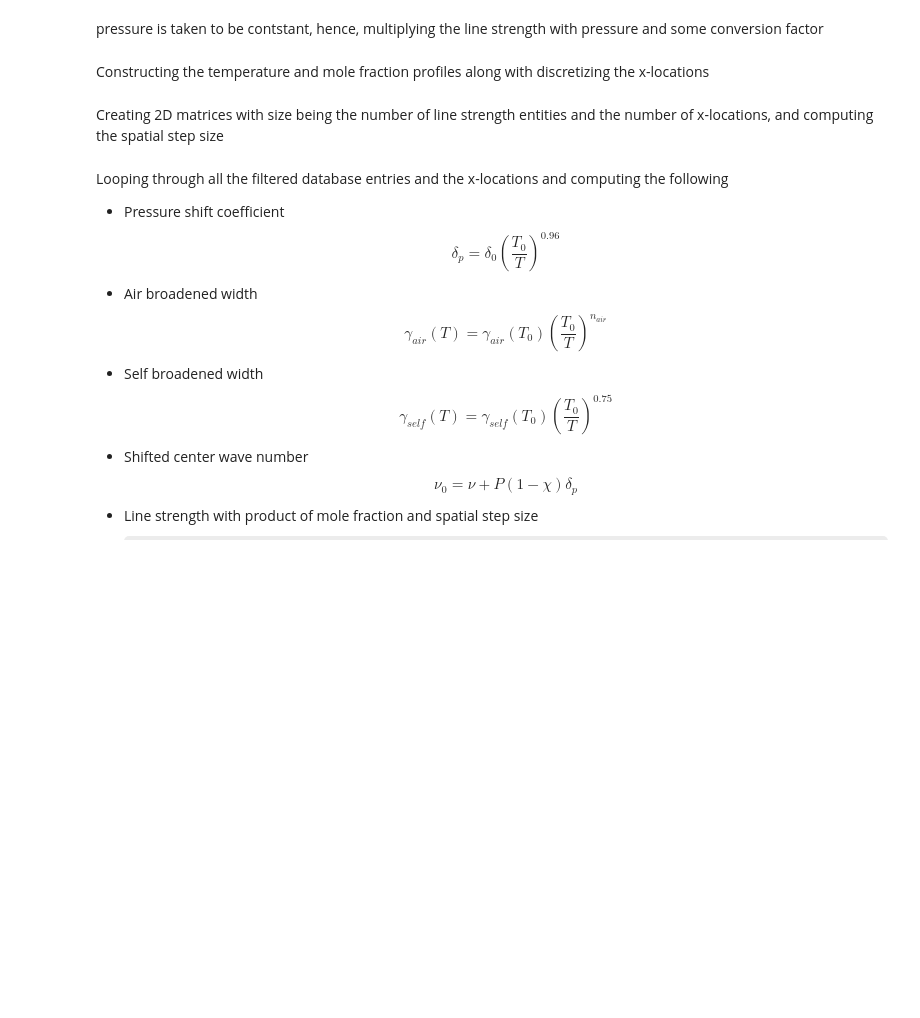
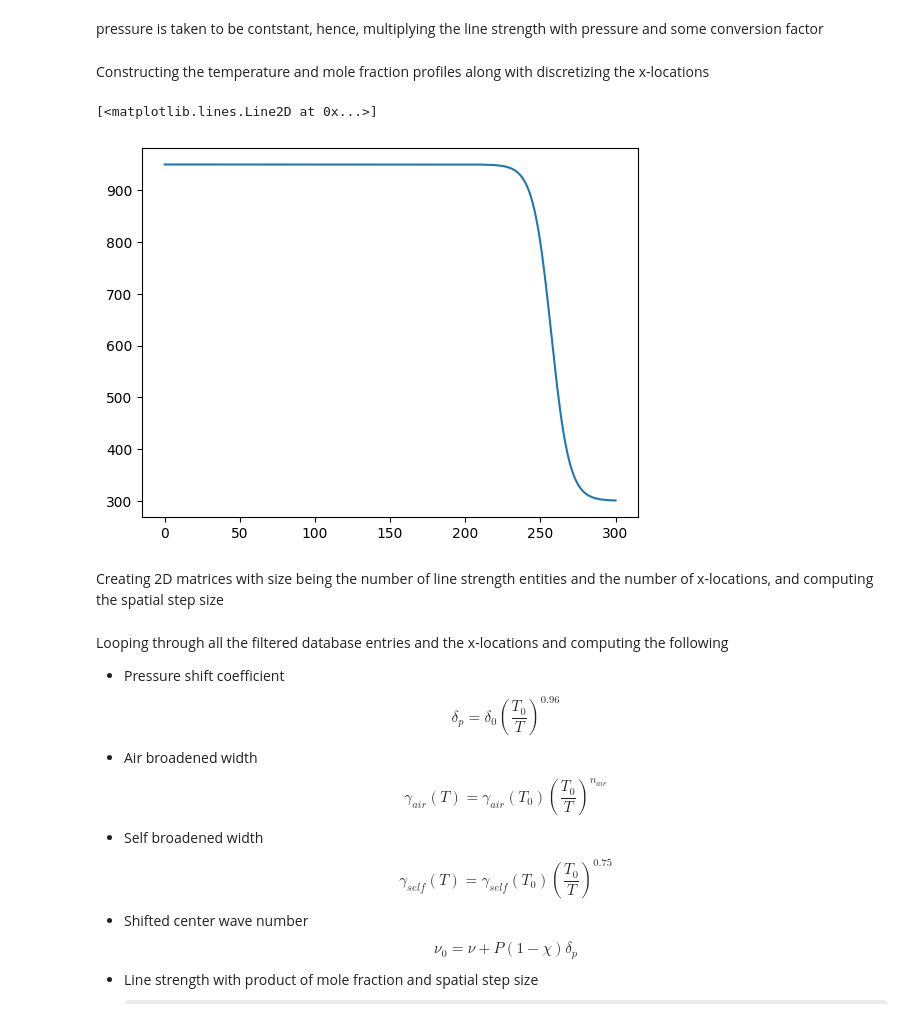
Before and after one commit to CaffineAddic/Flame_dianostics-temperature_profile_estimation_using_ML, a Jupyter notebook: Spectra_gen/TDLAS.ipynb, the cells around one changed output. Cells and saved outputs as stored; diff of their text form; code cells hidden in the pictures; some formulas as TeX source; blank space fills up the shorter version.

```diff
--- a/Spectra_gen/TDLAS.ipynb
+++ b/Spectra_gen/TDLAS.ipynb
@@ -394,6 +394,11 @@ Tnon = A2+(A1-A2)/(1+np.exp((X-X0)/A3))
 
 # non uniform mole fraction field
 xnon = B2+(B1-B2)/(1+np.exp((X-X0)/A3))
+# %%
+plt.plot(Tnon)
+# %% [output]
+[<matplotlib.lines.Line2D at 0x...>]
+[figure, added]
 # %% [markdown]
 Creating 2D matrices with size being the number of line strength entities and the number of x-locations,
 and computing the spatial step size
```
Also changed, not shown: parts of 1 cell of this notebook, 8 other files.
